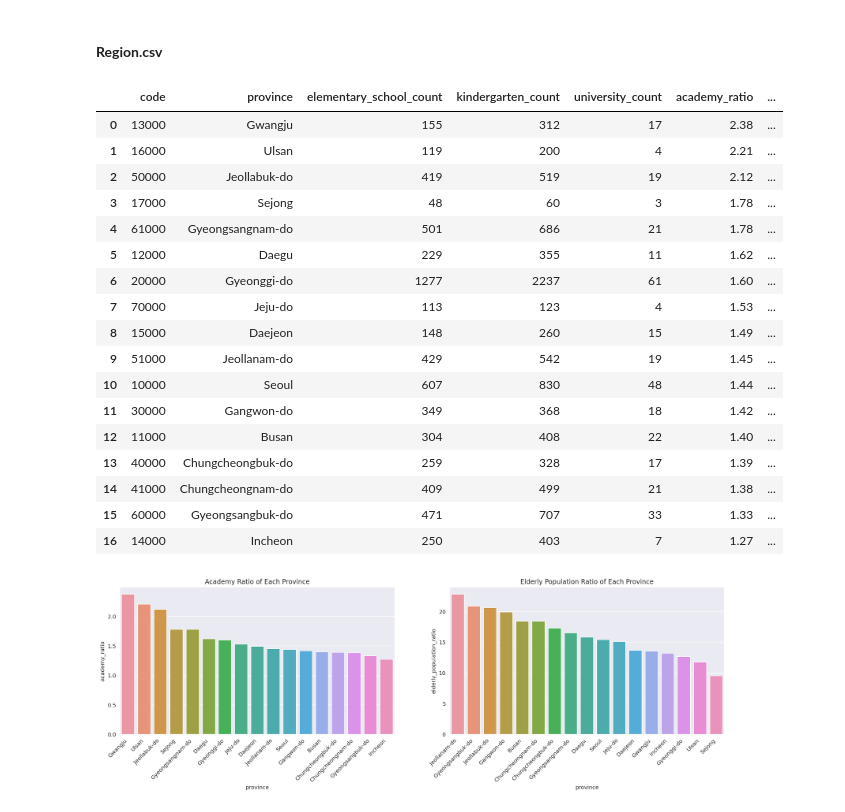
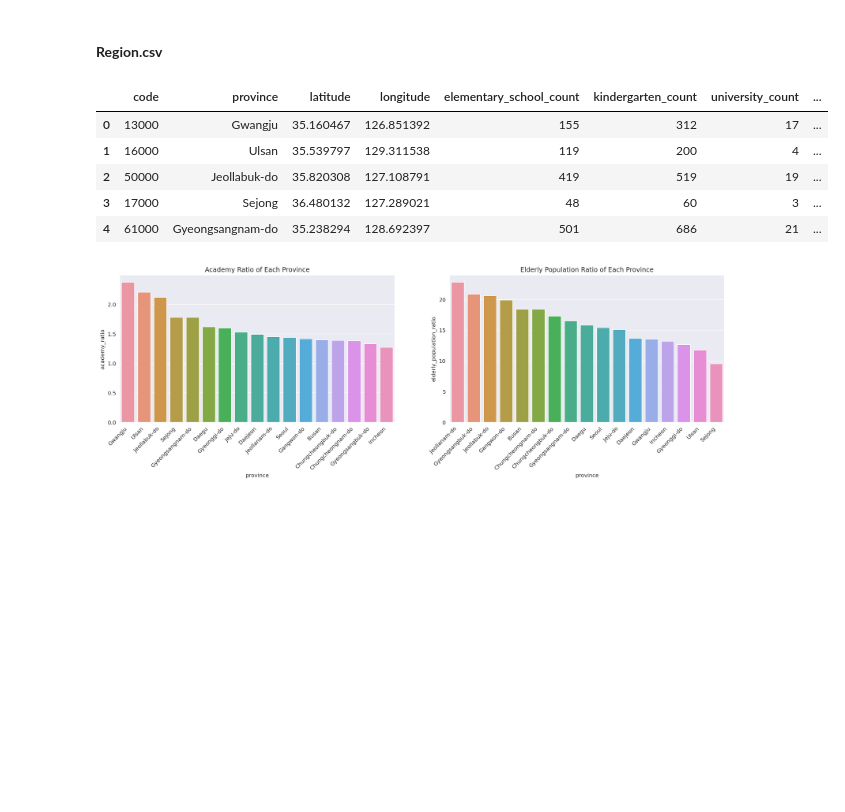
Before and after one commit to hwuiwon/covid-19-analysis-kr, a Jupyter notebook: Covid-19-in-South-Korea.ipynb, the cells around one changed output. Drawn from its saved outputs; the diff is of its cells as text; code cells hidden in the pictures; blank space fills up the shorter version.

```diff
--- a/Covid-19-in-South-Korea.ipynb
+++ b/Covid-19-in-South-Korea.ipynb
@@ -379,31 +351,20 @@ plt.show()
 # %%
 # Importing data: Region
 region = pd.read_csv(os.path.join(DIR_PATH, 'Region.csv'))
-region = region.drop(['latitude', 'longitude', 'nursing_home_count'], axis=1)
+region = region.drop('nursing_home_count', axis=1)
+# region = region.drop(['latitude', 'longitude', 'nursing_home_count'], axis=1)
 # Drop column with same value and sort by academy_ratio
 region_overview = region[region['province'] == region['city']].drop('city',
                   axis=1).drop(243).sort_values('academy_ratio',
                   ascending=False).reset_index(drop=True)
-region_overview
+region_overview.head()
 # %% [output]
-|  | code | province | elementary_school_count | kindergarten_count | university_count | academy_ratio | ... |
-| 0 | 13000 | Gwangju | 155 | 312 | 17 | 2.38 | ... |
-| 1 | 16000 | Ulsan | 119 | 200 | 4 | 2.21 | ... |
-| 2 | 50000 | Jeollabuk-do | 419 | 519 | 19 | 2.12 | ... |
-| 3 | 17000 | Sejong | 48 | 60 | 3 | 1.78 | ... |
-| 4 | 61000 | Gyeongsangnam-do | 501 | 686 | 21 | 1.78 | ... |
-| 5 | 12000 | Daegu | 229 | 355 | 11 | 1.62 | ... |
-| 6 | 20000 | Gyeonggi-do | 1277 | 2237 | 61 | 1.60 | ... |
-| 7 | 70000 | Jeju-do | 113 | 123 | 4 | 1.53 | ... |
-| 8 | 15000 | Daejeon | 148 | 260 | 15 | 1.49 | ... |
-| 9 | 51000 | Jeollanam-do | 429 | 542 | 19 | 1.45 | ... |
-| 10 | 10000 | Seoul | 607 | 830 | 48 | 1.44 | ... |
-| 11 | 30000 | Gangwon-do | 349 | 368 | 18 | 1.42 | ... |
-| 12 | 11000 | Busan | 304 | 408 | 22 | 1.40 | ... |
-| 13 | 40000 | Chungcheongbuk-do | 259 | 328 | 17 | 1.39 | ... |
-| 14 | 41000 | Chungcheongnam-do | 409 | 499 | 21 | 1.38 | ... |
-| 15 | 60000 | Gyeongsangbuk-do | 471 | 707 | 33 | 1.33 | ... |
-| 16 | 14000 | Incheon | 250 | 403 | 7 | 1.27 | ... |
+|  | code | province | latitude | longitude | elementary_school_count | kindergarten_count | university_count | ... |
+| 0 | 13000 | Gwangju | 35.160467 | 126.851392 | 155 | 312 | 17 | ... |
+| 1 | 16000 | Ulsan | 35.539797 | 129.311538 | 119 | 200 | 4 | ... |
+| 2 | 50000 | Jeollabuk-do | 35.820308 | 127.108791 | 419 | 519 | 19 | ... |
+| 3 | 17000 | Sejong | 36.480132 | 127.289021 | 48 | 60 | 3 | ... |
+| 4 | 61000 | Gyeongsangnam-do | 35.238294 | 128.692397 | 501 | 686 | 21 | ... |
 # %%
 fig, (ax1, ax2) = plt.subplots(ncols=2, figsize=(20, 5))
 
```
Also changed, not shown: parts of 29 cells of this notebook.
